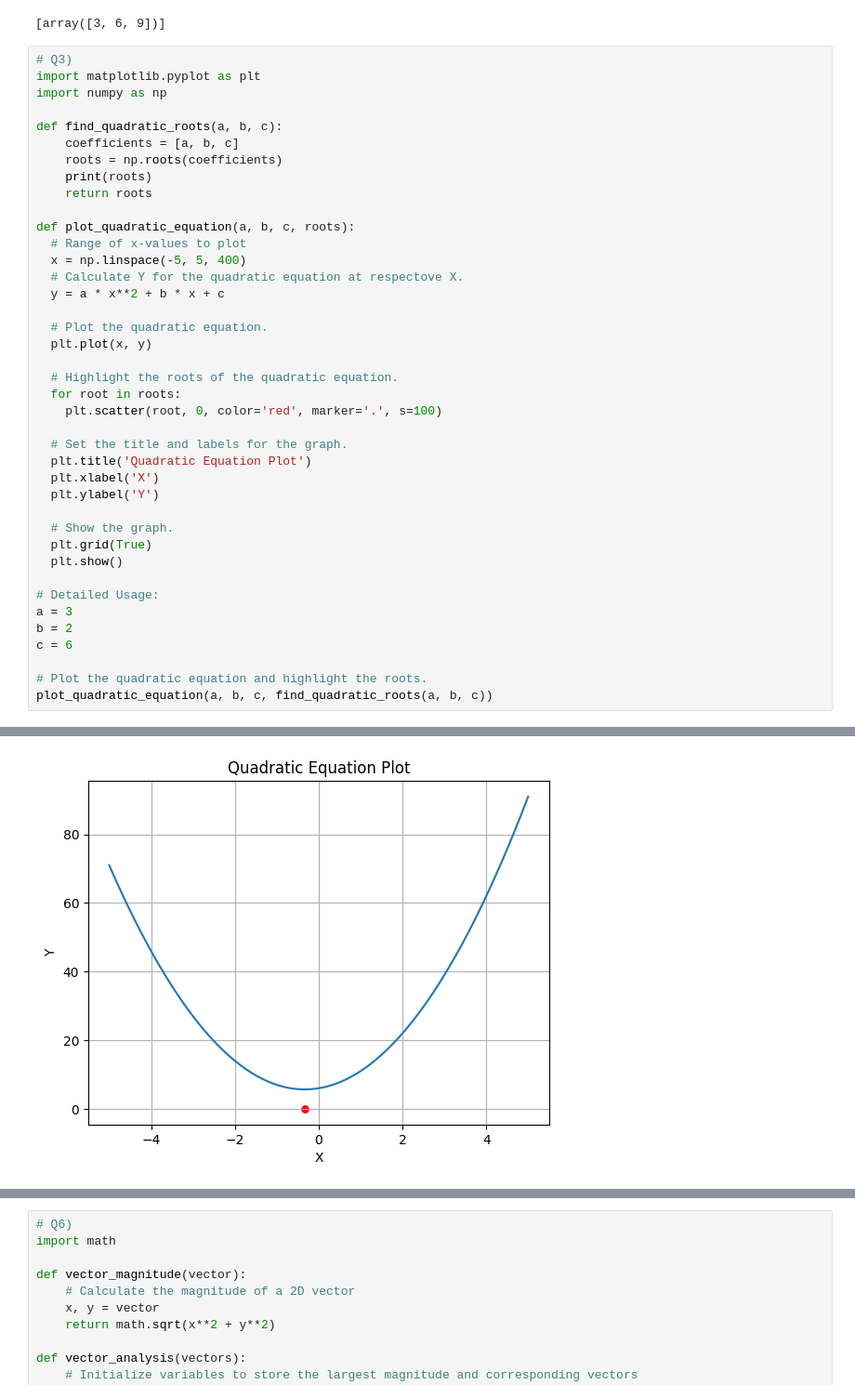
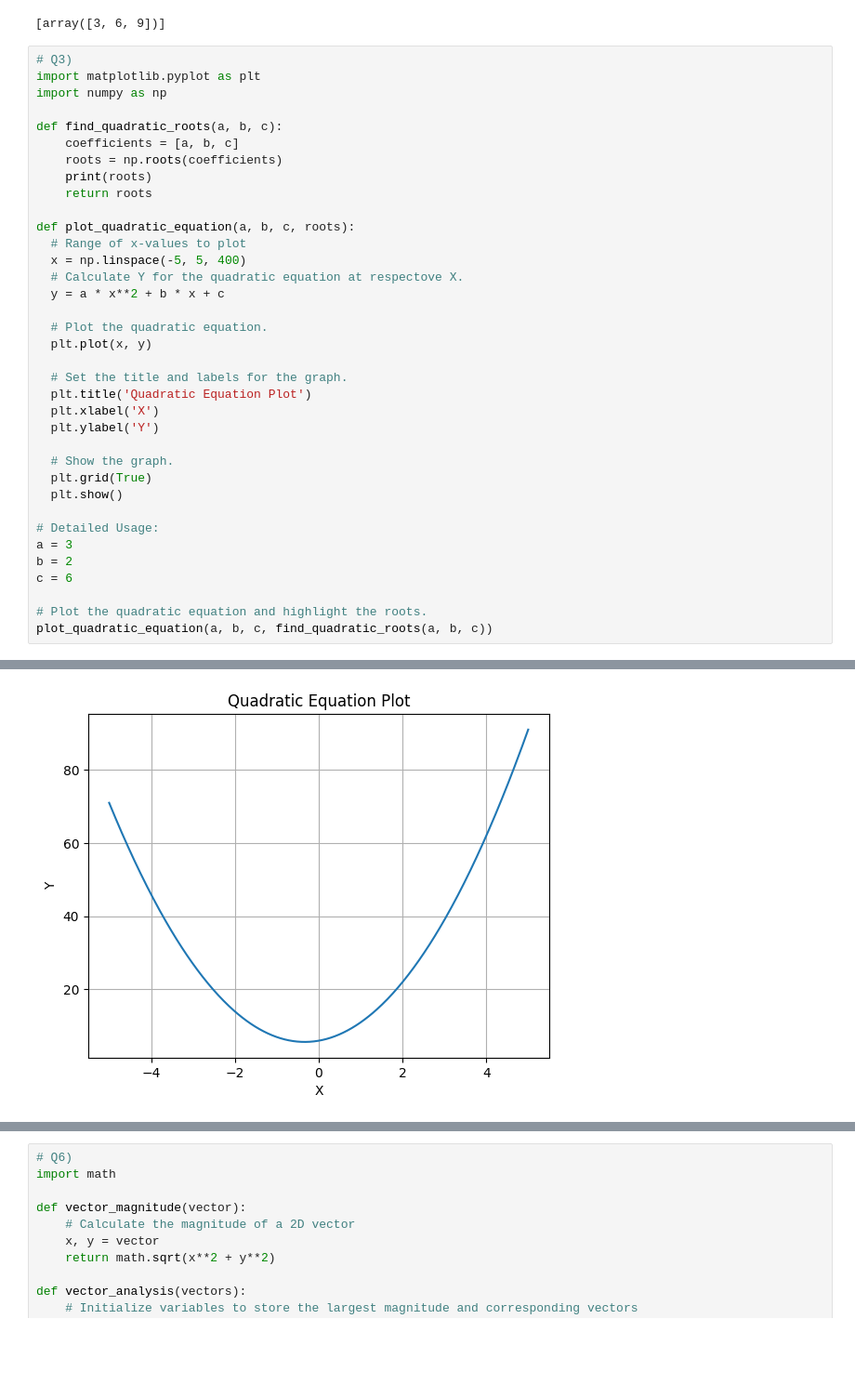
Before and after one commit to chanduvajrala/ipynb, a Jupyter notebook: BIA580_Foundations_of_Business_Analytics_Python_Exam.ipynb, the cells around one changed output, grey strips where cells are left out. Shown at 93% size. Drawn from its saved outputs; the diff is of its cells as text; blank space fills up the shorter version.

```diff
--- a/BIA580_Foundations_of_Business_Analytics_Python_Exam.ipynb
+++ b/BIA580_Foundations_of_Business_Analytics_Python_Exam.ipynb
@@ -155,38 +163,34 @@ def find_quadratic_roots(a, b, c):
     print(roots)
     return roots
 
 def plot_quadratic_equation(a, b, c, roots):
   # Range of x-values to plot
   x = np.linspace(-5, 5, 400)
   # Calculate Y for the quadratic equation at respectove X.
   y = a * x**2 + b * x + c
 
   # Plot the quadratic equation.
   plt.plot(x, y)
 
-  # Highlight the roots of the quadratic equation.
-  for root in roots:
-    plt.scatter(root, 0, color='red', marker='.', s=100)
-
   # Set the title and labels for the graph.
   plt.title('Quadratic Equation Plot')
   plt.xlabel('X')
   plt.ylabel('Y')
 
   # Show the graph.
   plt.grid(True)
   plt.show()
 
 # Detailed Usage:
 a = 3
 b = 2
 c = 6
 
 # Plot the quadratic equation and highlight the roots.
 plot_quadratic_equation(a, b, c, find_quadratic_roots(a, b, c))
 # %% [output]
 [-0.33333333+1.37436854j -0.33333333-1.37436854j]
-[figure, old version]
+[figure, new version]
 # %%
 # Q4)
 
```
Also changed, not shown: parts of 6 cells of this notebook.
